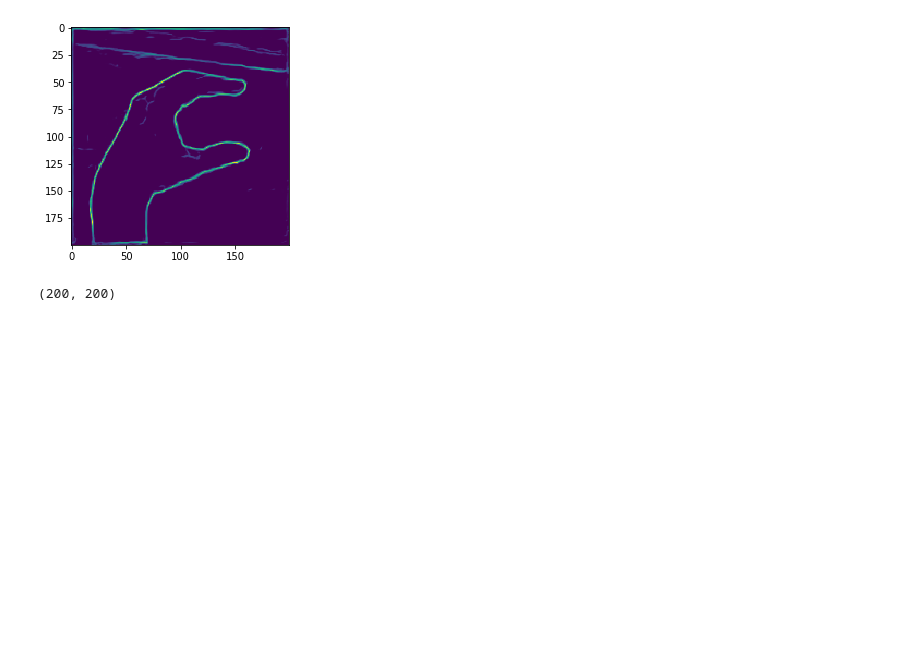
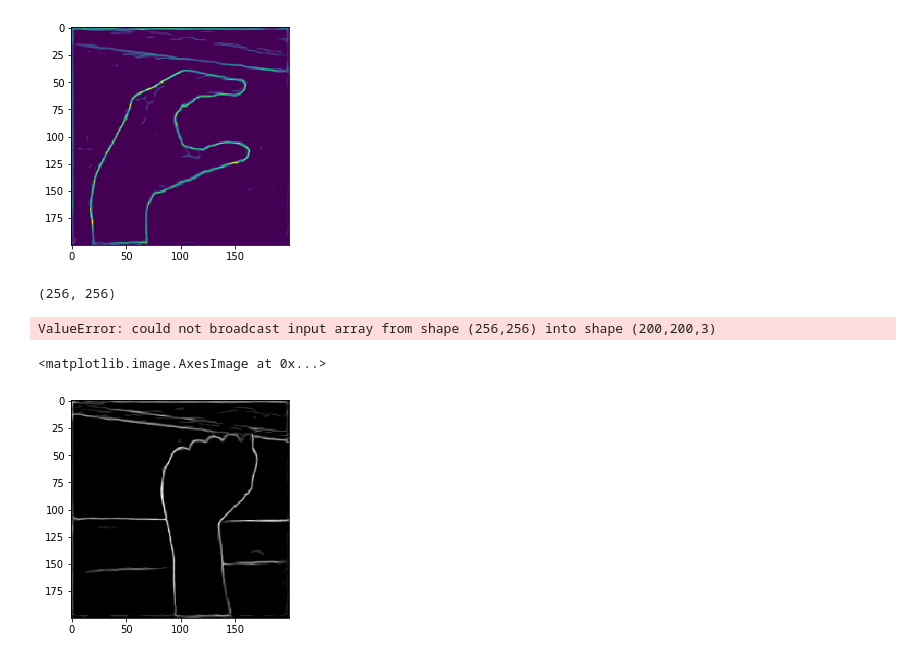
Before and after one commit to sam-thurman/asl_alphabet_image_classification, a Jupyter notebook: notebooks/model_explain.ipynb, the cells around one changed output. Cells and saved outputs as stored; diff of their text form; code cells hidden in the pictures; blank space fills up the shorter version.

```diff
--- a/notebooks/model_explain.ipynb
+++ b/notebooks/model_explain.ipynb
@@ -135,21 +219,14 @@ array([0.14847514, 0.12329506, 0.25937355, 0.12181437, 0.08140004,
        0.05250357, 0.08516525, 0.13228823, 0.09479222, 0.04978741],
       dtype=float32)
 [figure]
-# %%
-print(Xi.shape)
-def predict_rgb(image):
-    print(image.shape)
-    image = detect_edges.predict_custom_image(image)
-    image = detect_edges.to_rgb1(image)
-    image = resize(Xi,(1,200,200,3))
-    plt.imshow(image)
-    return model.predict(image)
-def predict_gray(image):
-
-    image = detect_edges.predict_custom_image(image)
-    image = detect_edges.to_rgb1(image)
-    image = resize(Xi,(1,128,128,1))
-    return model.predict(image)
-explanation = explainer.explain_instance(Xi, model.predict)
-# %% [output]
-(200, 200)
+# %%
+# Xi = np.expand_dims(Xi, axis=2)
+val_generator[0][0][0].shape
+# %% [output]
+(256, 256)
+ValueError: could not broadcast input array from shape (256,256) into shape (200,200,3)
+# %%
+plt.imshow(Xi)
+# %% [output]
+<matplotlib.image.AxesImage at 0x...>
+[figure, added]
```
Also changed, not shown: parts of 12 cells of this notebook, 6 other files.
